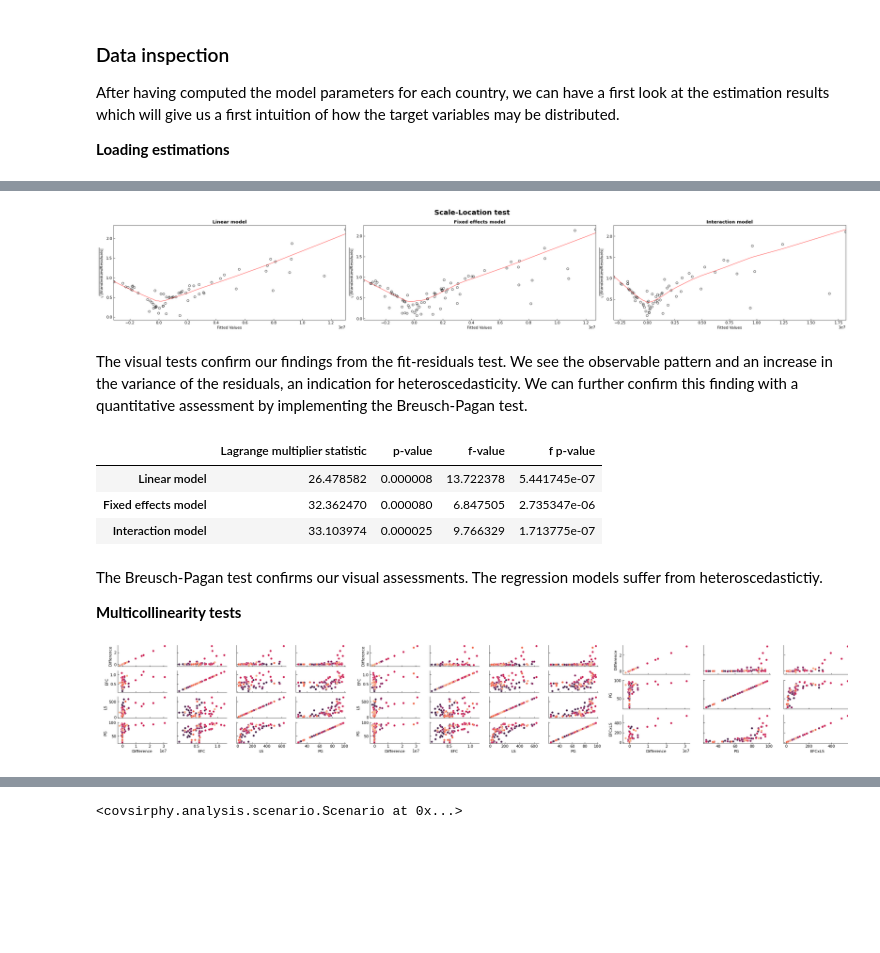
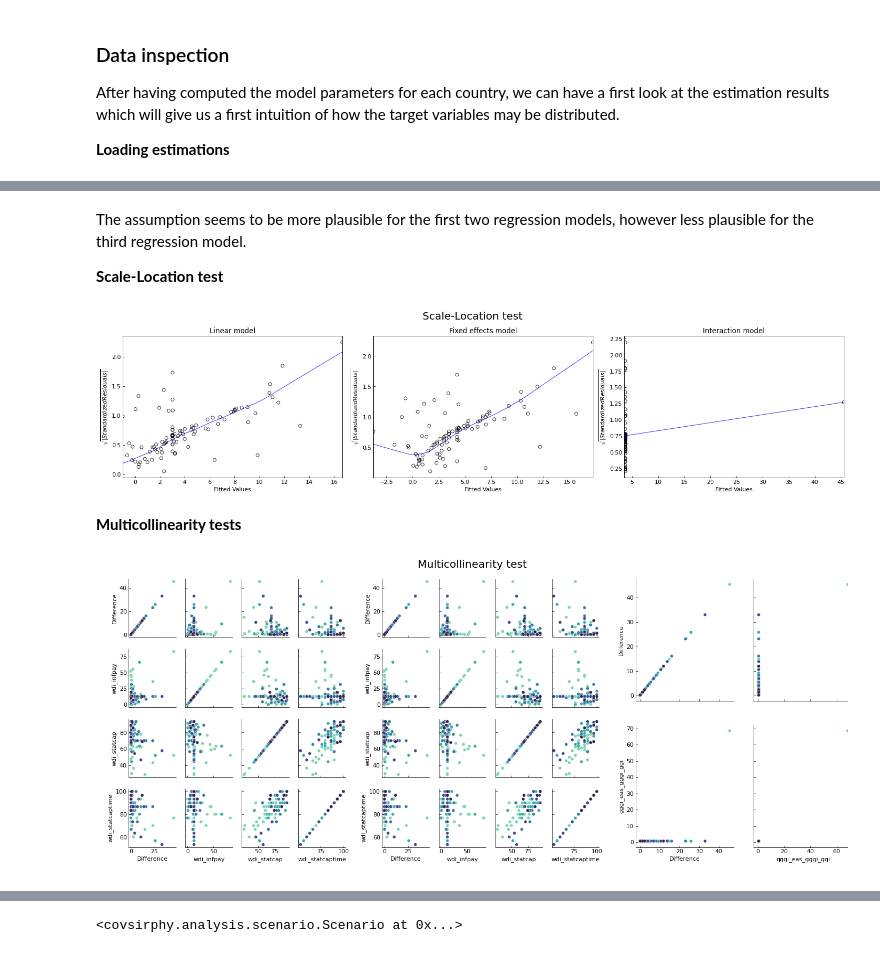
Before and after one commit to gvncore/covid19_project, a Jupyter notebook: Desktop/covid19_project/codes/covid19_data_analysis.ipynb, the cells around one changed output, grey strips where cells are left out. Drawn from its saved outputs; the diff is of its cells as text; code cells hidden in the pictures; blank space fills up the shorter version.

```diff
--- a/Desktop/covid19_project/codes/covid19_data_analysis.ipynb
+++ b/Desktop/covid19_project/codes/covid19_data_analysis.ipynb
@@ -1476,0 +950,2 @@ The first model is a multiple linear regression estimated according to OLS. I im
+# %%
+window = 90
@@ -1682,10 +1280,0 @@ The Q-Q plot constitutes a visual tool which helps us to assess if a set of data
-# %%
-fig, axes = plt.subplots(1, 3, figsize=(30,5))
-
-for iIteration, iModel in enumerate(modelsDict):
-
-    sm.qqplot(scipy.stats.mstats.winsorize(modelsDict[iModel]['model'].resid, limits=(0.15,0.15)), stats.t, distargs=(4,), fit=True, ax=axes[iIteration], line='45', )
-    axes[iIteration].set_title(iModel, fontweight='bold')
-
-fig.suptitle('Normal Q-Q plot', size=20, fontweight='bold')
-fig.tight_layout(pad=0.8)
@@ -1699,13 +1280,0 @@ A heteroscedasticity test plots the fitted values against its residuals. If we r
-# %%
-fig, axes = plt.subplots(1, 3, figsize=(30, 5))
-
-for iIteration, iModel in enumerate(modelsDict):
-
-    sns.residplot(modelsDict[iModel]['model'].fittedvalues, 'Difference', data=modelsDict[iModel]['reg'], lowess=True,
-                  scatter_kws={'facecolors':'none', 'edgecolors':'black'}, line_kws={'color': 'red', 'lw': 1, 'alpha': 0.8}, ax=axes[iIteration])
-    axes[iIteration].set_ylabel('Residuals')
-    axes[iIteration].set_xlabel('Fitted values')
-    axes[iIteration].set_title(iModel, fontweight='bold')
-
-fig.suptitle('Heteroscedasticity tests', size=20, fontweight='bold')
-fig.tight_layout(pad=0.8)
@@ -1718,0 +1281,10 @@ In practice, the scale-location test is often used as a complement to the usual
+# %%
+fig, axes = plt.subplots(1, 3, figsize=(20,5))
+
+for iIteration, iModel in enumerate(modelsDict):
+
+    sm.qqplot(modelsDict[iModel]['model'].resid, stats.t, distargs=(4,), fit=True, ax=axes[iIteration], line='45')
+    axes[iIteration].set_title(iModel)
+
+fig.suptitle('Normal Q-Q plot', size=20)
+fig.tight_layout(pad=0.8)
@@ -1719,47 +1293,35 @@ In practice, the scale-location test is often used as a complement to the usual
+# %% [markdown]
+The assumption seems to be more plausible for the first two regression models, however less plausible for the third regression model.
+
+**Scale-Location test**
 # %%
-fig, axes = plt.subplots(1, 3, figsize=(30, 5))
+fig, axes = plt.subplots(1, 3, figsize=(20, 5))
 
 for iIteration, iModel in enumerate(modelsDict):
 
     sns.regplot(modelsDict[iModel]['model'].fittedvalues,
            np.sqrt(np.abs(modelsDict[iModel]['model'].get_influence().resid_studentized_internal)),
             scatter=True,
             ci=False,
             lowess=True,
-            line_kws={'color': 'red', 'lw': 1, 'alpha': 0.8},
+            line_kws={'color': 'blue', 'lw': 1, 'alpha': 0.8},
           scatter_kws={'facecolors':'none', 'edgecolors':'black'}, ax=axes[iIteration])
-    axes[iIteration].set_title(iModel, fontweight='bold')
+    axes[iIteration].set_title(iModel)
     axes[iIteration].set_xlabel('Fitted Values')
     axes[iIteration].set_ylabel('$\sqrt{|Standardized Residuals|}$')
 
-fig.suptitle('Scale-Location test', size=20, fontweight='bold')
+fig.suptitle('Scale-Location test', size=20)
 fig.tight_layout(pad=0.8)
 # %% [output]
-[figure, old version]
+[figure, new version]
-# %% [markdown]
-The visual tests confirm our findings from the fit-residuals test. We see the observable pattern and an increase in the variance of the residuals, an indication for heteroscedasticity. We can further confirm this finding with a quantitative assessment by implementing the Breusch-Pagan test.
-# %%
-het = pd.DataFrame(columns=['Lagrange multiplier statistic', 'p-value', 'f-value', 'f p-value'])
-
-for iModel in modelsDict:
-    het.loc[iModel] = np.array(sm.stats.het_breuschpagan(modelsDict[iModel]['model'].resid, modelsDict[iModel]['model'].model.exog))
-
-het
-# %% [output]
-|  | Lagrange multiplier statistic | p-value | f-value | f p-value |
-| Linear model | 26.478582 | 0.000008 | 13.722378 | 5.441745e-07 |
-| Fixed effects model | 32.362470 | 0.000080 | 6.847505 | 2.735347e-06 |
-| Interaction model | 33.103974 | 0.000025 | 9.766329 | 1.713775e-07 |
-# %% [markdown]
-The Breusch-Pagan test confirms our visual assessments. The regression models suffer from heteroscedastictiy.
-
-**Multicollinearity tests**
+# %% [markdown]
+**Multicollinearity tests**
 # %%
-g0 = sns.PairGrid(modelsDict['Linear model']['reg'].reset_index().rename(columns={'ef_crop':'EFC','ideaesd_lsde':'LS','dr_pg':'PG'}), hue='Continent', palette=sns.color_palette('rocket', 5)).map(sns.scatterplot)
-g1 = sns.PairGrid(modelsDict['Fixed effects model']['reg'].reset_index().rename(columns={'ef_crop':'EFC','ideaesd_lsde':'LS','dr_pg':'PG'}), hue='Continent', palette=sns.color_palette('rocket', 5)).map(sns.scatterplot)
-g2 = sns.PairGrid(modelsDict['Interaction model']['reg'].reset_index().rename(columns={'dr_pg':'PG','ef_crop_ideaesd_lsde':'EFCxLS'}), hue='Continent', palette=sns.color_palette('rocket', 5)).map(sns.scatterplot)
+g0 = sns.PairGrid(modelsDict['Linear model']['reg'].reset_index(), hue='Continent', palette=sns.color_palette('mako_r', 5)).map(sns.scatterplot)
+g1 = sns.PairGrid(modelsDict['Fixed effects model']['reg'].reset_index(), hue='Continent', palette=sns.color_palette('mako_r', 5)).map(sns.scatterplot)
+g2 = sns.PairGrid(modelsDict['Interaction model']['reg'].reset_index(), hue='Continent', palette=sns.color_palette('mako_r', 5)).map(sns.scatterplot)
 
-fig = plt.figure(figsize=(30,5))
+fig = plt.figure(figsize=(20,8))
 gs = gridspec.GridSpec(1, 3)
 
 mg0 = sfg.SeabornFig2Grid(g0, fig, gs[0])
@@ -1767,6 +1329,7 @@ mg1 = sfg.SeabornFig2Grid(g1, fig, gs[1])
 mg2 = sfg.SeabornFig2Grid(g2, fig, gs[2])
 
 gs.tight_layout(fig, pad=2)
+fig.suptitle('Multicollinearity test', size=20, y=1.05)
 plt.show()
 # %% [output]
-[figure, old version]
+[figure, new version]
```
Also changed, not shown: parts of 149 cells of this notebook.
